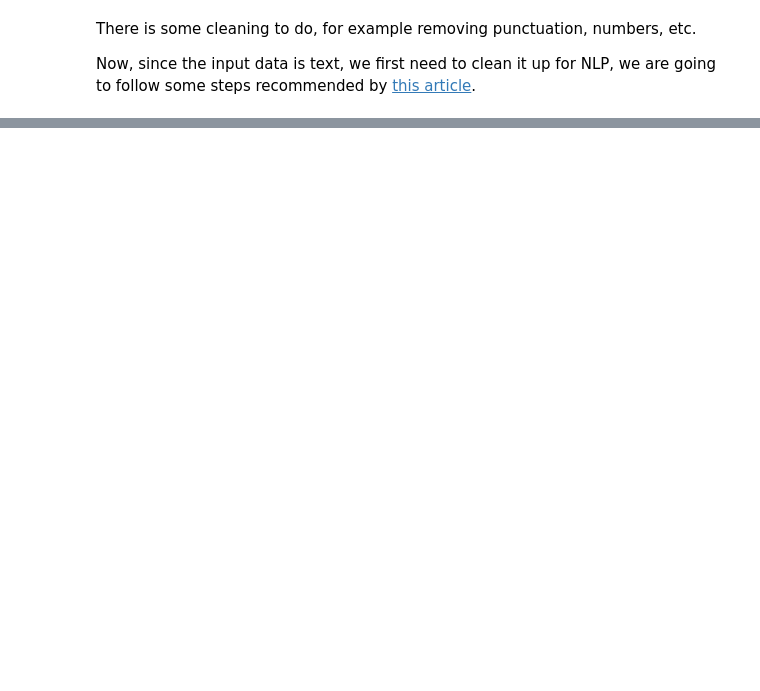
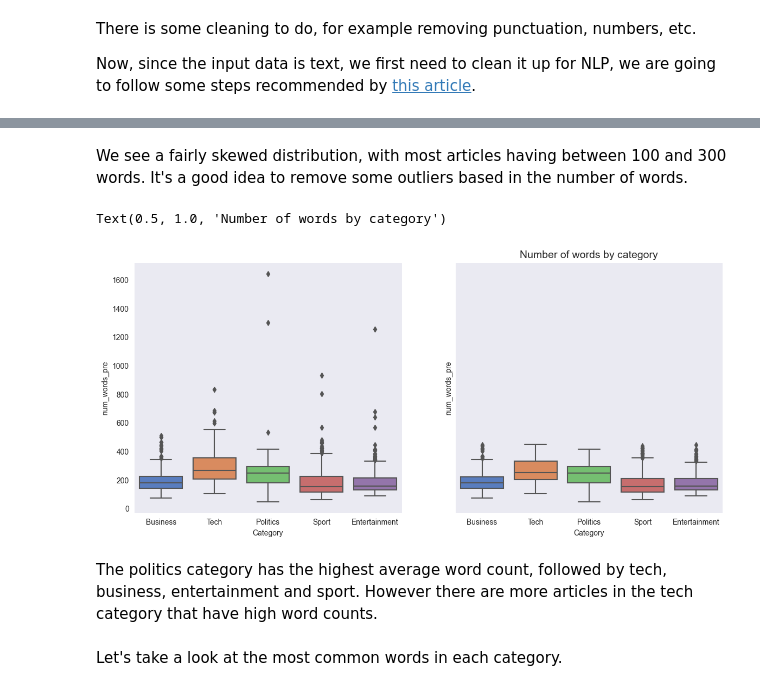
Before and after one commit to JuanDa14Sa/BBC-News-Classification, a Jupyter notebook: bbc_classification.ipynb, the cells around one changed output, grey strips where cells are left out. Drawn from its saved outputs; the diff is of its cells as text; code cells hidden in the pictures; blank space fills up the shorter version.

```diff
--- a/bbc_classification.ipynb
+++ b/bbc_classification.ipynb
@@ -114,0 +245,21 @@ stopwords = nltk.corpus.stopwords.words('english')
+# %% [markdown]
+We see a fairly skewed distribution, with most articles having between 100 and 300 words. It's a good idea to remove some outliers based in the number of words.
+# %%
+fig, ax = plt.subplots(1, 2, figsize=(14,6), sharey=True)
+sns.boxplot(x='Category', y='num_words_pre', data=df_train_news, ax=ax[0])
+plt.title('Number of words by category', fontsize=14)
+q1 = df_train_news['num_words_pre'].quantile(0.25)
+q3 = df_train_news['num_words_pre'].quantile(0.75)
+iqr = q3 - q1
+upper_limit = q3 + 1.5*iqr
+lower_limit = q1 - 1.5*iqr
+df_train_cleaned = df_train_news[(df_train_news['num_words_pre'] > lower_limit) & (df_train_news['num_words_pre'] < upper_limit)]
+sns.boxplot(x='Category', y='num_words_pre', data=df_train_cleaned, ax=ax[1])
+plt.title('Number of words by category', fontsize=14)
+# %% [output]
+Text(0.5, 1.0, 'Number of words by category')
+[figure, added]
+# %% [markdown]
+The politics category has the highest average word count, followed by tech, business, entertainment and sport. However there are more articles in the tech category that have high word counts.
+# %% [markdown]
+Let's take a look at the most common words in each category.
```
Also changed, not shown: parts of 30 cells of this notebook.
